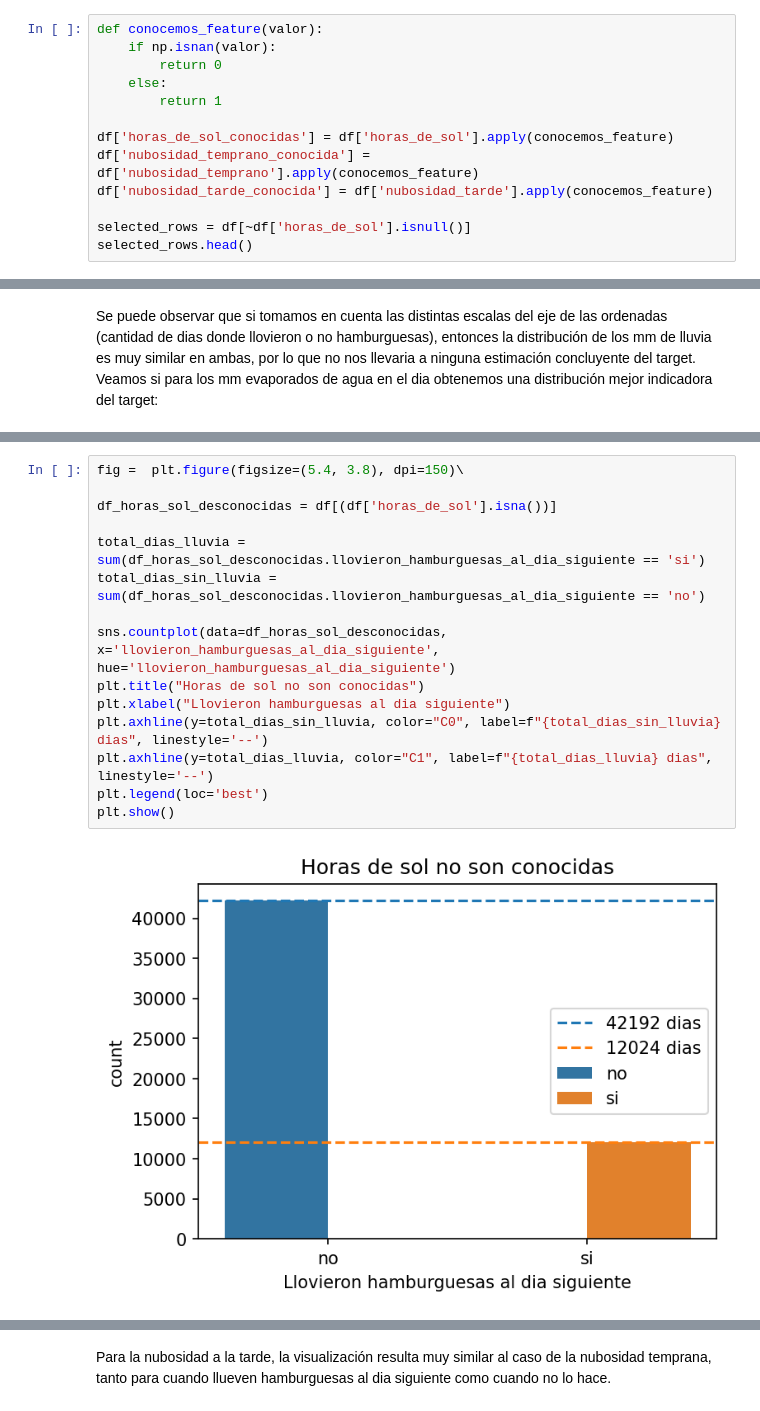
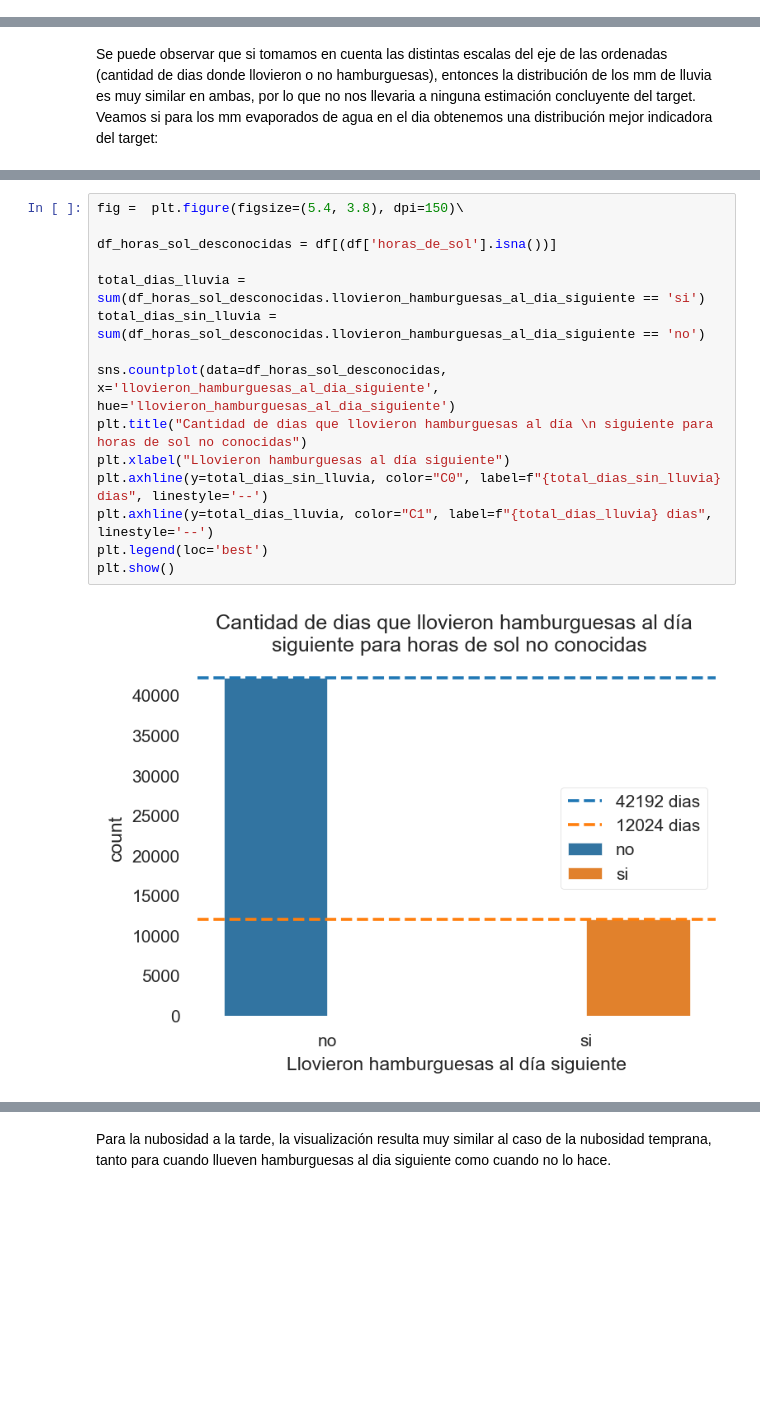
Before and after one commit to juan-roussilian/7506-Organizacion-de-Datos, a Jupyter notebook: tp1_pt1.ipynb, the cells around one changed output, grey strips where cells are left out. Saved outputs shown, nothing was run; the diff lists cells and outputs as text; blank space fills up the shorter version.

```diff
--- a/tp1_pt1.ipynb
+++ b/tp1_pt1.ipynb
@@ -254,13 +237,0 @@ Desconocemos como se computa la nubosidad, y por eso no podemos afirmar que se t
-# %%
-def conocemos_feature(valor):
-    if np.isnan(valor):
-        return 0
-    else:
-        return 1
-
-df['horas_de_sol_conocidas'] = df['horas_de_sol'].apply(conocemos_feature)
-df['nubosidad_temprano_conocida'] = df['nubosidad_temprano'].apply(conocemos_feature)
-df['nubosidad_tarde_conocida'] = df['nubosidad_tarde'].apply(conocemos_feature)
-
-selected_rows = df[~df['horas_de_sol'].isnull()]
-selected_rows.head()
@@ -425,18 +386,18 @@ Estos histogramas no tienen en cuenta los valores nulos, por lo tanto para anali
 # %%
 fig =  plt.figure(figsize=(5.4, 3.8), dpi=150)\
 
 df_horas_sol_desconocidas = df[(df['horas_de_sol'].isna())]
 
 total_dias_lluvia = sum(df_horas_sol_desconocidas.llovieron_hamburguesas_al_dia_siguiente == 'si')
 total_dias_sin_lluvia = sum(df_horas_sol_desconocidas.llovieron_hamburguesas_al_dia_siguiente == 'no')
 
 sns.countplot(data=df_horas_sol_desconocidas, x='llovieron_hamburguesas_al_dia_siguiente', hue='llovieron_hamburguesas_al_dia_siguiente')
-plt.title("Horas de sol no son conocidas")
-plt.xlabel("Llovieron hamburguesas al dia siguiente")
+plt.title("Cantidad de dias que llovieron hamburguesas al día \n siguiente para horas de sol no conocidas")
+plt.xlabel("Llovieron hamburguesas al día siguiente")
 plt.axhline(y=total_dias_sin_lluvia, color="C0", label=f"{total_dias_sin_lluvia} dias", linestyle='--')
 plt.axhline(y=total_dias_lluvia, color="C1", label=f"{total_dias_lluvia} dias",  linestyle='--')
 plt.legend(loc='best')
 plt.show()
 # %% [output]
-[figure, old version]
+[figure, new version]
 # %% [markdown]
```
Also changed, not shown: parts of 57 cells of this notebook.
